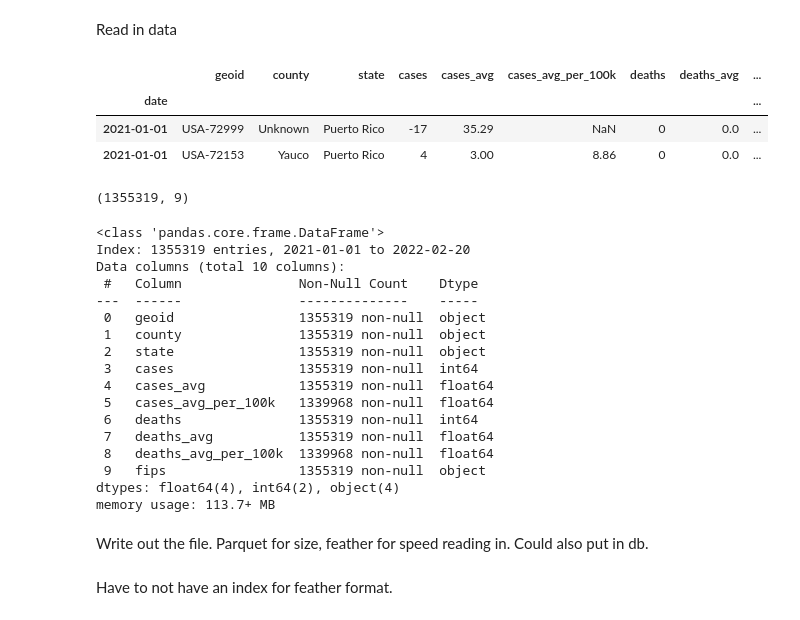
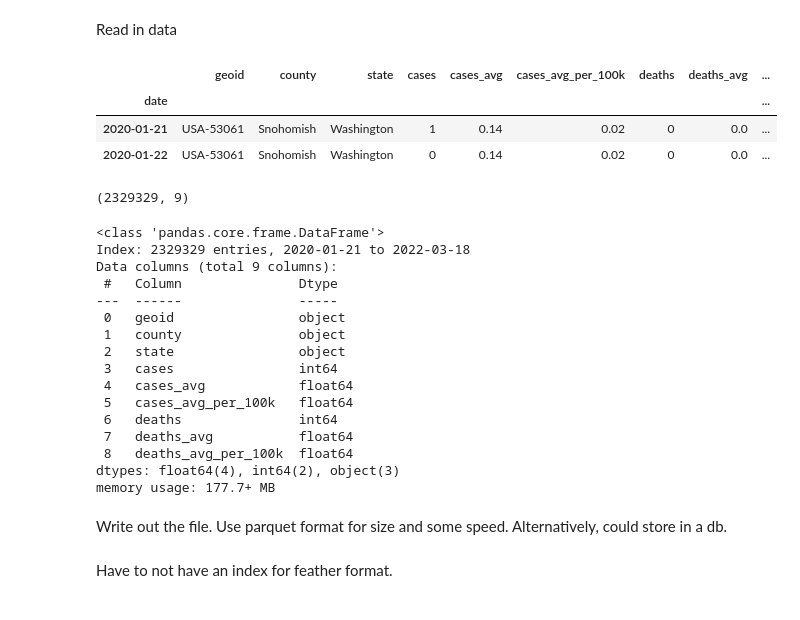
Before and after one commit to discdiver/covid-cities, a Jupyter notebook: notebooks/explore.ipynb, the cells around one changed output. Cells and saved outputs as stored; diff of their text form; code cells hidden in the pictures.

```diff
--- a/notebooks/explore.ipynb
+++ b/notebooks/explore.ipynb
@@ -28,14 +28,12 @@ pd.options.display.max_rows = 100
 Read in data
 # %%
 def read_data(oldest_year:int = 2020, newest_year:int = 2022):
-    """Reads in the data from the nytimes and concatenate into a single pandas DataFrame.
+    """Read in csv files of data from the nytimes and concatenate into a single pandas DataFrame.
 
     Args:
       oldest_year: first year of data to use
       newest_year: most recent year of data to use
     """
-
-    # TODO use MyPy class to check that user value is between 2020 and 2022
 
     df_dicts = {}   # dictionary to hold the data for each year before concatenation
 
@@ -46,37 +44,36 @@ def read_data(oldest_year:int = 2020, newest_year:int = 2022):
 
     return pd.concat(df_dicts.values())
 # %%
-df_21_22 = read_data(2021, 2022)
+df = read_data(2020, 2022)
 # %%
-df_21_22.head(2)
+df.head(2)
 # %% [output]
 |  | geoid | county | state | cases | cases_avg | cases_avg_per_100k | deaths | deaths_avg | ... |
 | date |  |  |  |  |  |  |  |  | ... |
-| 2021-01-01 | USA-72999 | Unknown | Puerto Rico | -17 | 35.29 | NaN | 0 | 0.0 | ... |
-| 2021-01-01 | USA-72153 | Yauco | Puerto Rico | 4 | 3.00 | 8.86 | 0 | 0.0 | ... |
+| 2020-01-21 | USA-53061 | Snohomish | Washington | 1 | 0.14 | 0.02 | 0 | 0.0 | ... |
+| 2020-01-22 | USA-53061 | Snohomish | Washington | 0 | 0.14 | 0.02 | 0 | 0.0 | ... |
 # %%
-df_21_22.shape
+df.shape
 # %% [output]
-(1355319, 9)
+(2329329, 9)
 # %%
-df_21_22.info()
+df.info()
 # %% [output]
 <class 'pandas.core.frame.DataFrame'>
-Index: 1355319 entries, 2021-01-01 to 2022-02-20
-Data columns (total 10 columns):
- #   Column               Non-Null Count    Dtype
----  ------               --------------    -----
- 0   geoid                1355319 non-null  object
- 1   county               1355319 non-null  object
- 2   state                1355319 non-null  object
- 3   cases                1355319 non-null  int64
- 4   cases_avg            1355319 non-null  float64
- 5   cases_avg_per_100k   1339968 non-null  float64
- 6   deaths               1355319 non-null  int64
- 7   deaths_avg           1355319 non-null  float64
- 8   deaths_avg_per_100k  1339968 non-null  float64
- 9   fips                 1355319 non-null  object
-dtypes: float64(4), int64(2), object(4)
-memory usage: 113.7+ MB
+Index: 2329329 entries, 2020-01-21 to 2022-03-18
+Data columns (total 9 columns):
+ #   Column               Dtype
+---  ------               -----
+ 0   geoid                object
+ 1   county               object
+ 2   state                object
+ 3   cases                int64
+ 4   cases_avg            float64
+ 5   cases_avg_per_100k   float64
+ 6   deaths               int64
+ 7   deaths_avg           float64
+ 8   deaths_avg_per_100k  float64
+dtypes: float64(4), int64(2), object(3)
+memory usage: 177.7+ MB
 # %% [markdown]
-Write out the file. Parquet for size, feather for speed reading in. Could also put in db.
+Write out the file. Use parquet format for size and some speed. Alternatively, could store in a db.
```
Also changed, not shown: parts of 2 cells of this notebook, 2 other files.
